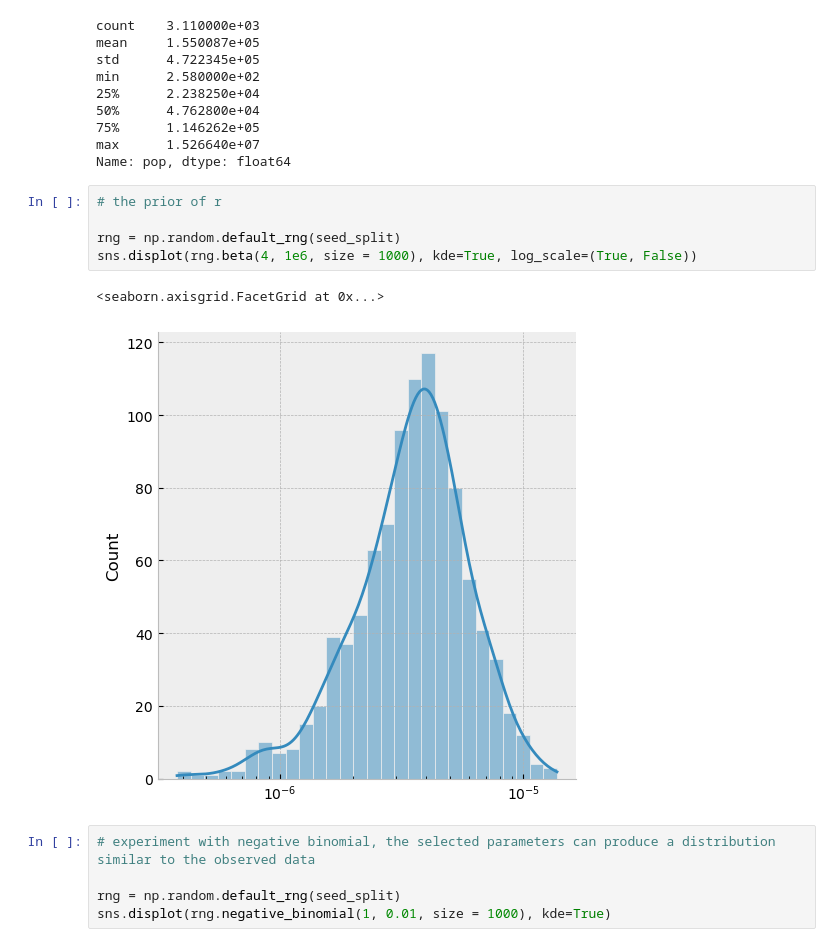
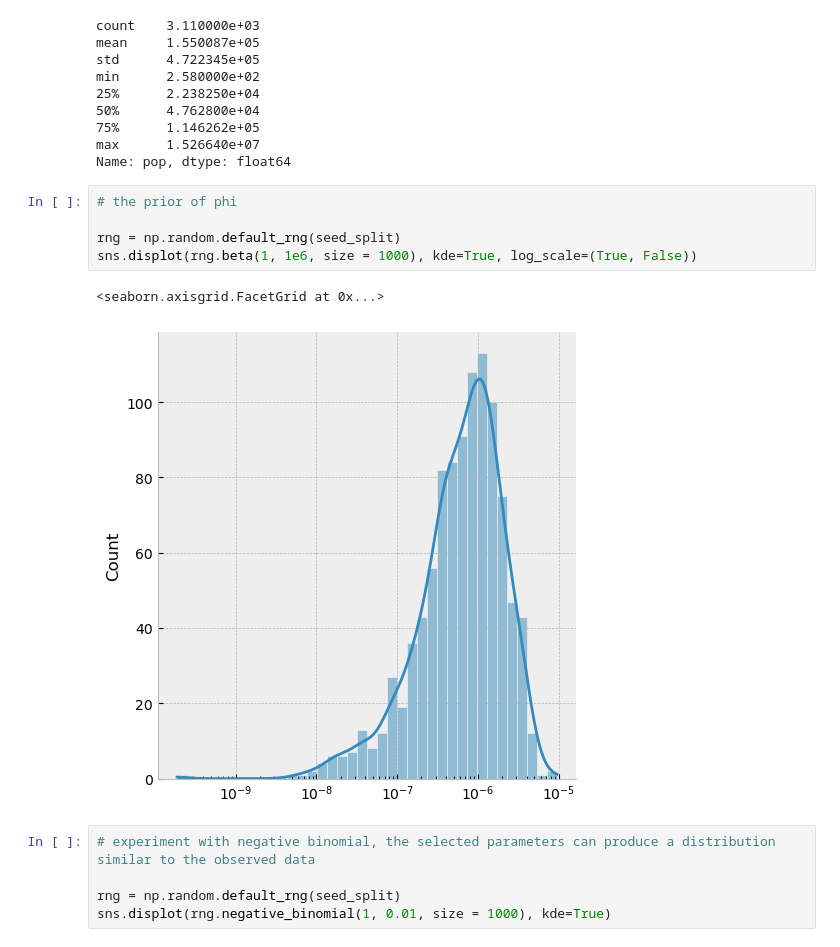
Before and after one commit to Alexchen666/Kidney-Cancer, a Jupyter notebook: Kidney Cancer BDA.ipynb, the cells around one changed output. Drawn from its saved outputs; the diff is of its cells as text.

Commit message:
Update priors

```diff
--- a/Kidney Cancer BDA.ipynb
+++ b/Kidney Cancer BDA.ipynb
@@ -213,13 +213,13 @@ min      2.580000e+02
 max      1.526640e+07
 Name: pop, dtype: float64
 # %%
-# the prior of r
+# the prior of phi
 
 rng = np.random.default_rng(seed_split)
-sns.displot(rng.beta(4, 1e6, size = 1000), kde=True, log_scale=(True, False))
+sns.displot(rng.beta(1, 1e6, size = 1000), kde=True, log_scale=(True, False))
 # %% [output]
 <seaborn.axisgrid.FacetGrid at 0x...>
-[figure, old version]
+[figure, new version]
 # %%
 # experiment with negative binomial, the selected parameters can produce a distribution similar to the observed data
 
```
Also changed, not shown: parts of 13 cells of this notebook.
